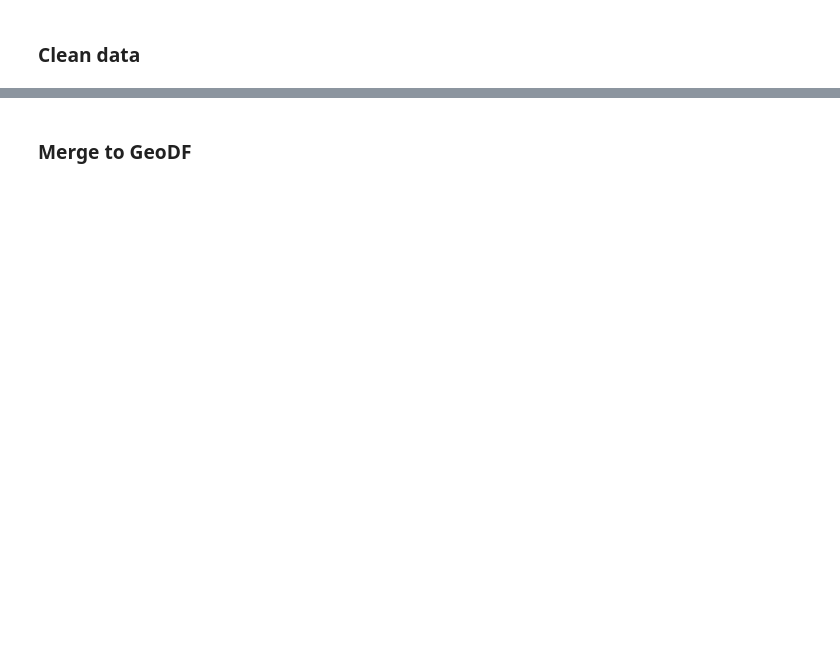
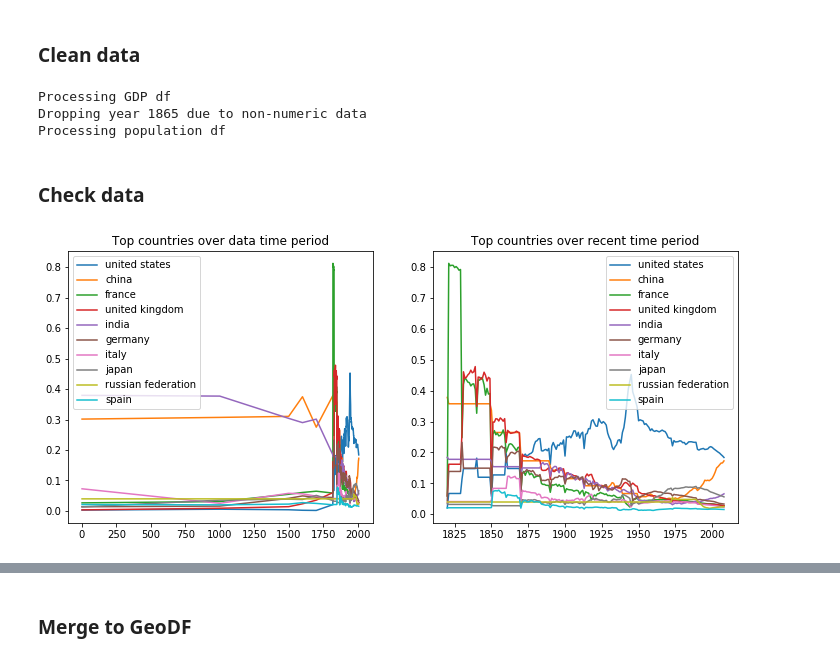
Before and after one commit to shep312/visualisations, a Jupyter notebook: world_gdp_and_population/gpd_and_pop_vis.ipynb, the cells around one changed output, grey strips where cells are left out. Drawn from its saved outputs; the diff is of its cells as text; code cells hidden in the pictures; blank space fills up the shorter version.

Commit message:
First draft of world GDP visualisation completed

```diff
--- a/world_gdp_and_population/gpd_and_pop_vis.ipynb
+++ b/world_gdp_and_population/gpd_and_pop_vis.ipynb
@@ -54,0 +114,37 @@ pop_df = clean_df(pop_df)
+# %%
+print('Processing GDP df')
+gdp_df = clean_df(gdp_df)
+gdp_df = normalise_by_year(gdp_df)
+
+print('Processing population df')
+pop_df = clean_df(pop_df)
+#pop_df = normalise_by_year(pop_df)
+# %% [output]
+Processing GDP df
+Dropping year 1865 due to non-numeric data
+Processing population df
+# %%
+# Fill gaps in the DF over time
+for col in tqdm(gdp_df.T.columns):
+    gdp_df.T[col] = fill_null_section(gdp_df.T, col)
+# %% [markdown]
+### Check data
+# %%
+t_df = gdp_df.T
+top_players = t_df.sum().sort_values(ascending=False)[:10]
+# %%
+t_df = t_df[list(top_players.index)]
+#t_df = t_df[['france', 'germany']]
+# %%
+fig, (ax, ax1) = plt.subplots(1, 2, figsize=[12, 5])
+time = pd.to_numeric(t_df.index)
+for country in t_df.columns:
+    ax.plot(time, t_df[country], label=country)
+    ax1.plot(time[time > 1800], t_df[country][time > 1800], label=country)
+ax.legend()
+ax1.legend()
+ax.set_title('Top countries over data time period')
+ax1.set_title('Top countries over recent time period')
+plt.show()
+# %% [output]
+[figure, added]
```
Also changed, not shown: parts of 17 cells of this notebook, 7 other files.
